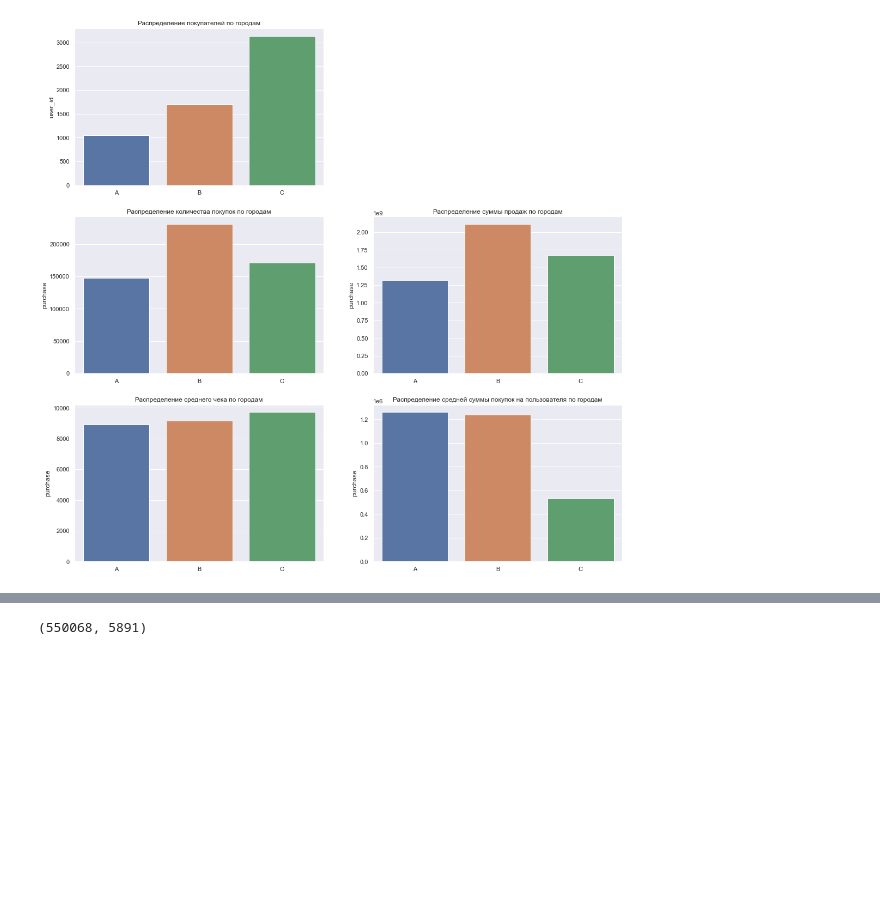
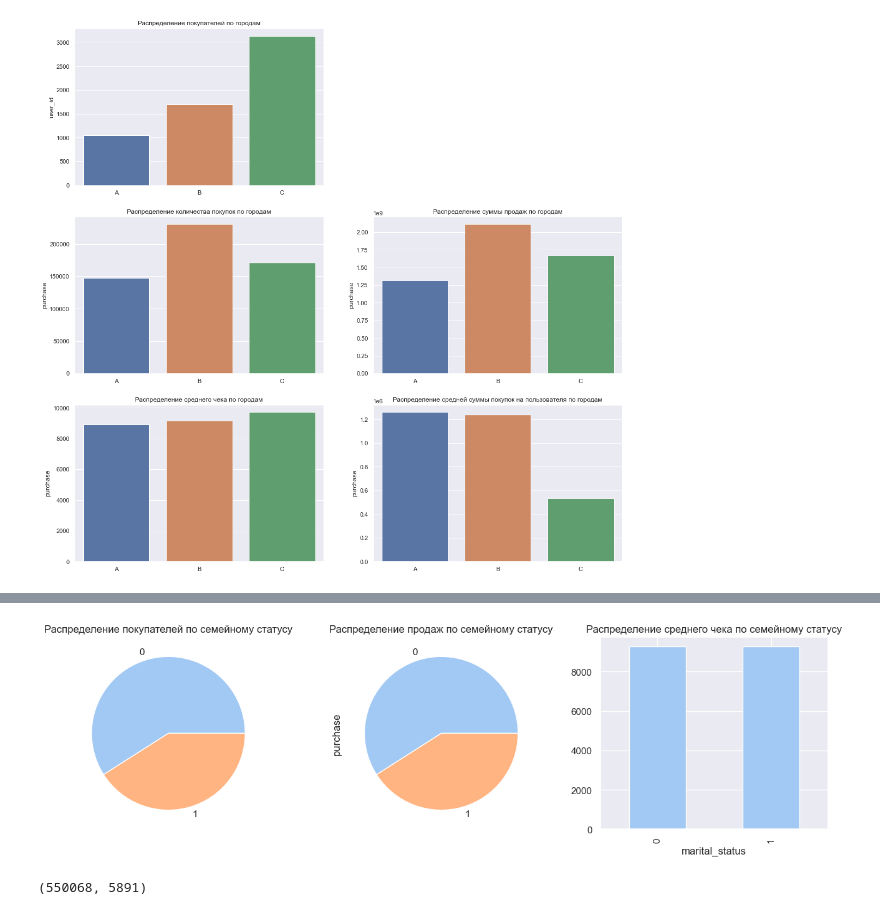
Before and after one commit to gbrs/black_friday_sale, a Jupyter notebook: black_friday_sale.ipynb, the cells around one changed output, grey strips where cells are left out. Cells and saved outputs as stored; diff of their text form; code cells hidden in the pictures; blank space fills up the shorter version.

```diff
--- a/black_friday_sale.ipynb
+++ b/black_friday_sale.ipynb
@@ -402,3 +445,19 @@ plt.title('Распределение дохода по семейному ст
+# %%
+plt.figure(figsize=(16, 4))
+
+plt.subplot(1, 3, 1)
+plt.pie(df.marital_status.value_counts(), labels=[0, 1])
+plt.title('Распределение покупателей по семейному статусу')
+
+plt.subplot(1, 3, 2)
+df.groupby('marital_status')['purchase'].sum().plot.pie()
+plt.title('Распределение продаж по семейному статусу')
+
+plt.subplot(1, 3, 3)
+df.groupby('marital_status')['purchase'].mean().plot.bar()
+plt.title('Распределение среднего чека по семейному статусу');
+# %% [output]
+[figure, added]
 # %%
 df.shape[0], df.user_id.nunique()
 # сотня покупок на человека?
```
Also changed, not shown: parts of 3 cells of this notebook.
